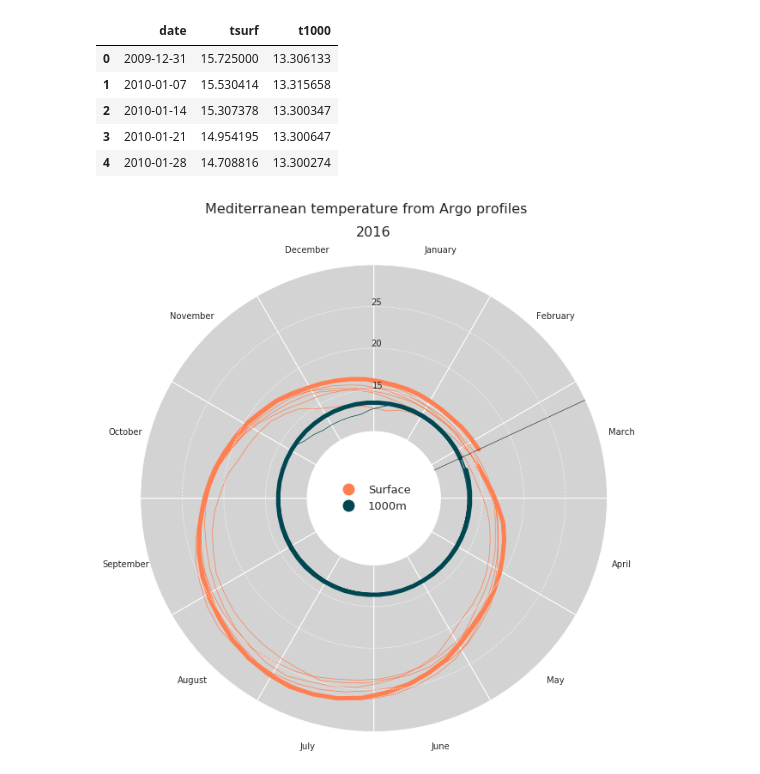
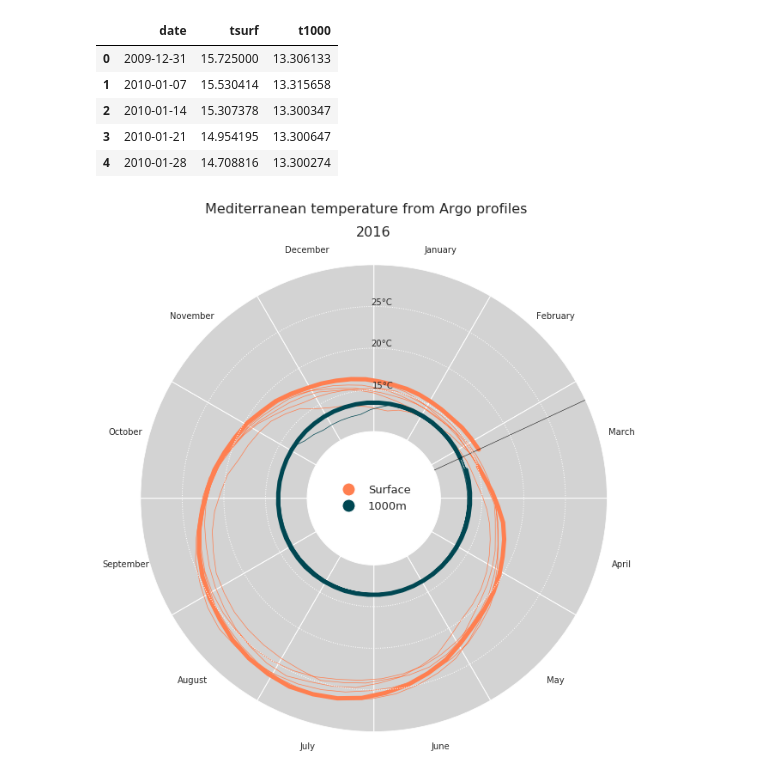
Before and after one commit to quai20/DataViz, a Jupyter notebook: argopy_useCase_tempanim.ipynb, the cells around one changed output. Cells and saved outputs as stored; diff of their text form; code cells hidden in the pictures.

```diff
--- a/argopy_useCase_tempanim.ipynb
+++ b/argopy_useCase_tempanim.ipynb
@@ -44,73 +63,58 @@ from matplotlib.lines import Line2D
 from matplotlib.animation import FuncAnimation
 from IPython.display import HTML
 
-small_angle = 0#360./25
-big_angle= (360-small_angle)/12
-date_angle=((small_angle/2) + ((360-small_angle)/365)*dayoftheyear)*np.pi/180
+big_angle= 360/12
+date_angle=((360/365)*dayoftheyear)*np.pi/180
 inner=10
 outer=30
 ocean_color = ["#ff7f50","#004752"]
 
 fig = plt.figure(figsize=(10,10))
+ax = fig.add_subplot(111, polar=True)
 
-ax = fig.add_subplot(111, polar=True)
-ax.set_facecolor('w')
-ax.set_theta_zero_location("N")
-ax.set_theta_direction(-1)
-middles=np.arange(small_angle/2 + big_angle/2 ,360, big_angle)*np.pi/180
-ax.set_xticks(middles)
-ax.set_xticklabels(['January', 'February', 'March', 'April', 'May', 'June', 'July', 'August','September','October','November','December'])
-ax.set_yticks([15,20,25])
-ax.set_rlabel_position(359)
-ax.tick_params(axis='both',color='w')
-plt.grid(None,axis='x')
-plt.grid(axis='y',color='w', linestyle=':', linewidth=1)
-bars = ax.bar(middles, outer, width=big_angle*np.pi/180, bottom=inner, color='lightgray', edgecolor='w',zorder=0)
-plt.ylim([2,outer])
-legend_elements = [Line2D([0], [0], marker='o', color='w', label='Surface', markerfacecolor=ocean_color[0], markersize=15),
-                   Line2D([0], [0], marker='o', color='w', label='1000m', markerfacecolor=ocean_color[1], markersize=15),
-                   ]
-ax.legend(handles=legend_elements, loc='center', fontsize=13, frameon=False)
-plt.suptitle('Mediterranean temperature from Argo profiles',fontsize=16,horizontalalignment='center')
-
-def update(i):
-    #
-    ax.cla()
-    #REDRAWING AXES
+def dress_axes(ax):
     ax.set_facecolor('w')
     ax.set_theta_zero_location("N")
     ax.set_theta_direction(-1)
-    middles=np.arange(small_angle/2 + big_angle/2 ,360, big_angle)*np.pi/180
+    middles=np.arange(big_angle/2 ,360, big_angle)*np.pi/180
     ax.set_xticks(middles)
     ax.set_xticklabels(['January', 'February', 'March', 'April', 'May', 'June', 'July', 'August','September','October','November','December'])
     ax.set_yticks([15,20,25])
+    ax.set_yticklabels(['15°C','20°C','25°C'])
     ax.set_rlabel_position(359)
     ax.tick_params(axis='both',color='w')
     plt.grid(None,axis='x')
     plt.grid(axis='y',color='w', linestyle=':', linewidth=1)
     bars = ax.bar(middles, outer, width=big_angle*np.pi/180, bottom=inner, color='lightgray', edgecolor='w',zorder=0)
     plt.ylim([2,outer])
     legend_elements = [Line2D([0], [0], marker='o', color='w', label='Surface', markerfacecolor=ocean_color[0], markersize=15),
                        Line2D([0], [0], marker='o', color='w', label='1000m', markerfacecolor=ocean_color[1], markersize=15),
                        ]
     ax.legend(handles=legend_elements, loc='center', fontsize=13, frameon=False)
     plt.suptitle('Mediterranean temperature from Argo profiles',fontsize=16,horizontalalignment='center')
+
+def update(i):
+    #
+    ax.cla()
+    #REDRESSING AXES
+    dress_axes(ax)
     #THIS CHANGES
     i0=np.max([i-51,0])
 
     ax.plot(date_angle[i0:i+1], ndf['tsurf'][i0:i+1],'-',color=ocean_color[0],alpha=1.0,linewidth=5)
     ax.plot(date_angle[0:i+1], ndf['tsurf'][0:i+1],'-',color=ocean_color[0],linewidth=0.7)
 
     ax.plot(date_angle[i0:i+1], ndf['t1000'][i0:i+1],'-',color=ocean_color[1],alpha=1.0,linewidth=5)
     ax.plot(date_angle[0:i+1], ndf['t1000'][0:i+1],'-',color=ocean_color[1],linewidth=0.7)
 
     ax.plot([date_angle[i],date_angle[i]],[inner,outer],'k-',linewidth=0.5)
     plt.title(str(activeyear[i]),fontsize=16,horizontalalignment='center')
 
+dress_axes(ax)
 update(322)
 #anim = FuncAnimation(fig, update, interval=40, frames=len(daterange)-1)
 #anim.save('ArgopyUseCase_MedTempAnimation.mp4')
 #HTML(anim.to_html5_video())
 plt.show()
 # %% [output]
-[figure, old version]
+[figure, new version]
```
Also changed, not shown: parts of 1 cell of this notebook.
